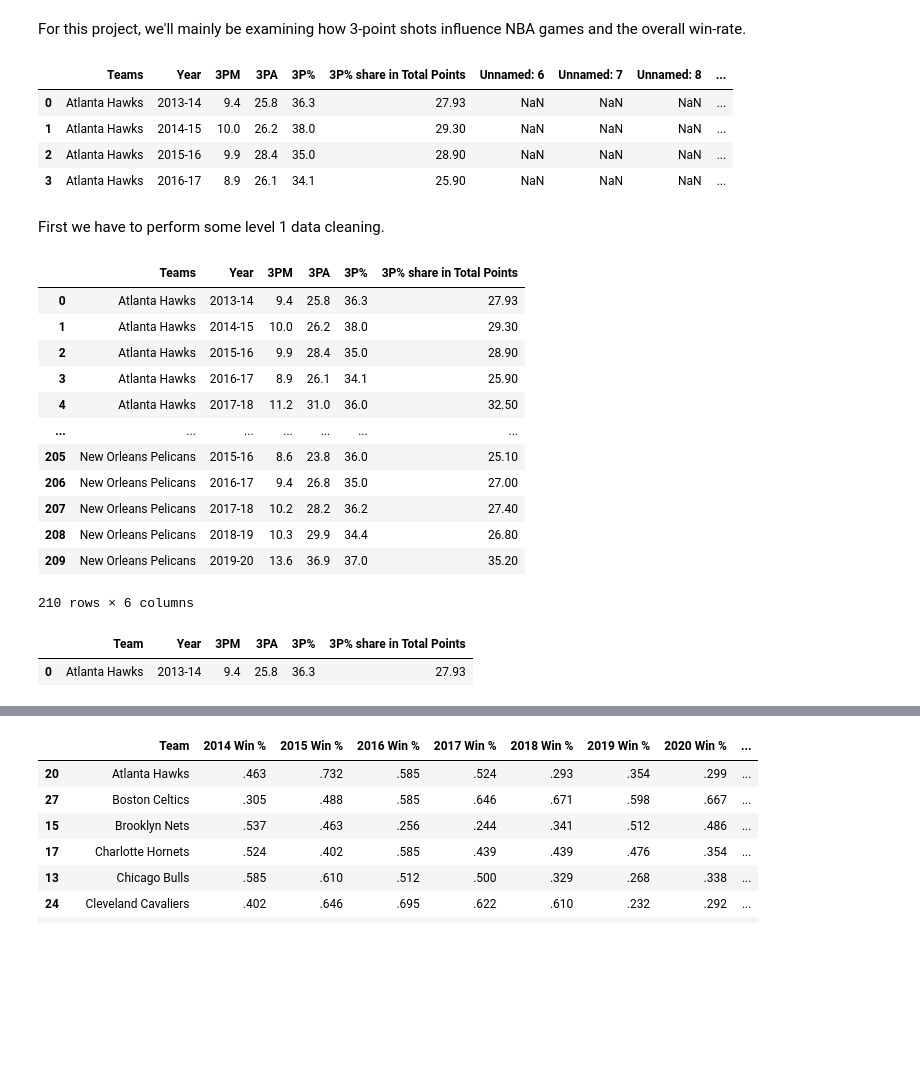
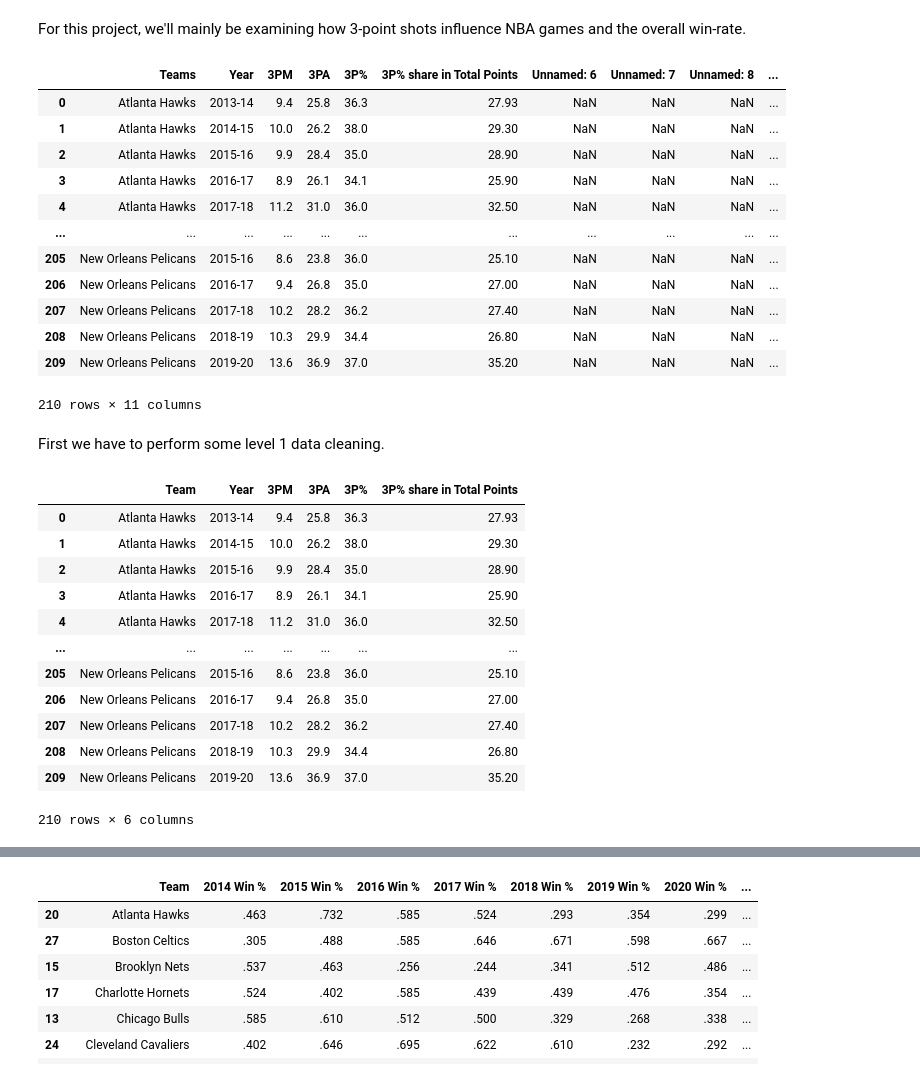
Before and after one commit to bzemedku98/INST447-Group-7---NBA-3-Point-Shooting, a Jupyter notebook: 3P Shots.ipynb, the cells around one changed output, grey strips where cells are left out. Saved outputs shown, nothing was run; the diff lists cells and outputs as text; code cells hidden in the pictures; blank space fills up the shorter version.

```diff
--- a/3P Shots.ipynb
+++ b/3P Shots.ipynb
@@ -7,21 +7,31 @@ import pandas as pd
 import numpy as np
 import matplotlib as plt
 # %%
+# Importing 3 PT summary information
 nba_shots = pd.read_csv('NBA3ptShootingData(13-20).csv')
-nba_shots.head(4)
+nba_shots
 # %% [output]
 |  | Teams | Year | 3PM | 3PA | 3P% | 3P% share in Total Points | Unnamed: 6 | Unnamed: 7 | Unnamed: 8 | ... |
 | 0 | Atlanta Hawks | 2013-14 | 9.4 | 25.8 | 36.3 | 27.93 | NaN | NaN | NaN | ... |
 | 1 | Atlanta Hawks | 2014-15 | 10.0 | 26.2 | 38.0 | 29.30 | NaN | NaN | NaN | ... |
 | 2 | Atlanta Hawks | 2015-16 | 9.9 | 28.4 | 35.0 | 28.90 | NaN | NaN | NaN | ... |
 | 3 | Atlanta Hawks | 2016-17 | 8.9 | 26.1 | 34.1 | 25.90 | NaN | NaN | NaN | ... |
+| 4 | Atlanta Hawks | 2017-18 | 11.2 | 31.0 | 36.0 | 32.50 | NaN | NaN | NaN | ... |
+| ... | ... | ... | ... | ... | ... | ... | ... | ... | ... | ... |
+| 205 | New Orleans Pelicans | 2015-16 | 8.6 | 23.8 | 36.0 | 25.10 | NaN | NaN | NaN | ... |
+| 206 | New Orleans Pelicans | 2016-17 | 9.4 | 26.8 | 35.0 | 27.00 | NaN | NaN | NaN | ... |
+| 207 | New Orleans Pelicans | 2017-18 | 10.2 | 28.2 | 36.2 | 27.40 | NaN | NaN | NaN | ... |
+| 208 | New Orleans Pelicans | 2018-19 | 10.3 | 29.9 | 34.4 | 26.80 | NaN | NaN | NaN | ... |
+| 209 | New Orleans Pelicans | 2019-20 | 13.6 | 36.9 | 37.0 | 35.20 | NaN | NaN | NaN | ... |
+210 rows × 11 columns
 # %% [markdown]
 First we have to perform some level 1 data cleaning.
 # %%
 nba_shots = nba_shots.drop(['Unnamed: 6', 'Unnamed: 7', 'Unnamed: 8', 'Unnamed: 9', 'Unnamed: 10'], axis=1)
+nba_shots = nba_shots.rename(columns={'Teams': 'Team'})
 nba_shots
 # %% [output]
-|  | Teams | Year | 3PM | 3PA | 3P% | 3P% share in Total Points |
+|  | Team | Year | 3PM | 3PA | 3P% | 3P% share in Total Points |
 | 0 | Atlanta Hawks | 2013-14 | 9.4 | 25.8 | 36.3 | 27.93 |
 | 1 | Atlanta Hawks | 2014-15 | 10.0 | 26.2 | 38.0 | 29.30 |
 | 2 | Atlanta Hawks | 2015-16 | 9.9 | 28.4 | 35.0 | 28.90 |
@@ -34,9 +44,3 @@ nba_shots
 | 208 | New Orleans Pelicans | 2018-19 | 10.3 | 29.9 | 34.4 | 26.80 |
 | 209 | New Orleans Pelicans | 2019-20 | 13.6 | 36.9 | 37.0 | 35.20 |
 210 rows × 6 columns
-# %%
-nba_shots = nba_shots.rename(columns={'Teams': 'Team'})
-nba_shots.head(1)
-# %% [output]
-|  | Team | Year | 3PM | 3PA | 3P% | 3P% share in Total Points |
-| 0 | Atlanta Hawks | 2013-14 | 9.4 | 25.8 | 36.3 | 27.93 |
```
Also changed, not shown: parts of 25 cells of this notebook.
